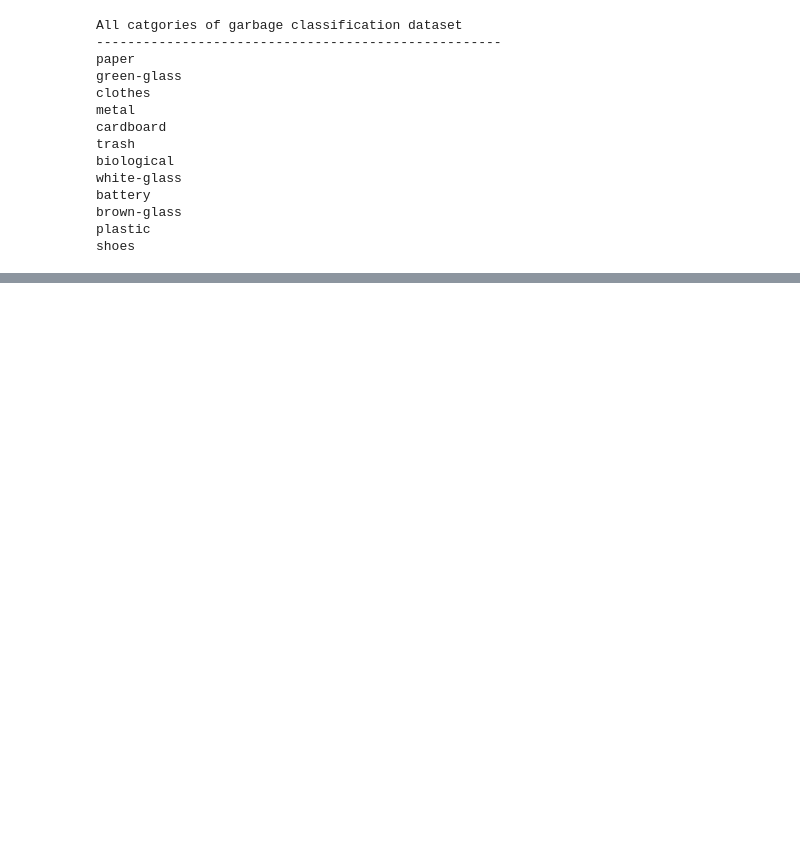
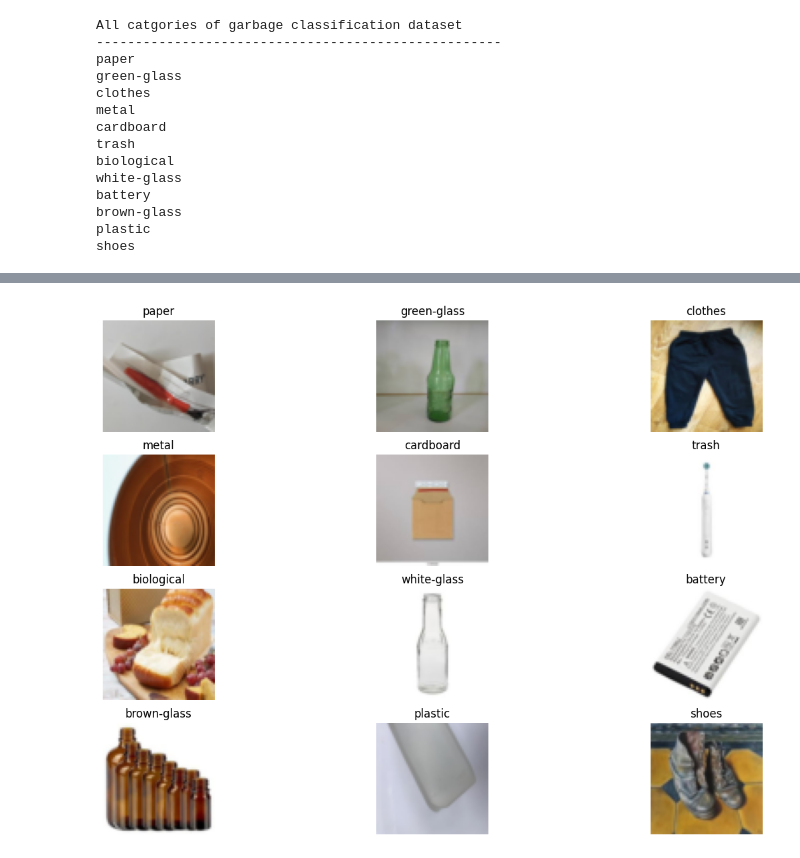
Before and after one commit to kazgar/at-at, a Jupyter notebook: model.ipynb, the cells around one changed output, grey strips where cells are left out. Drawn from its saved outputs; the diff is of its cells as text; code cells hidden in the pictures; blank space fills up the shorter version.

```diff
--- a/model.ipynb
+++ b/model.ipynb
@@ -56,0 +67,3 @@ AttributeError: module 'io' has no attribute 'imread'
+# %%
+for img in images:
+    print(img.size)
@@ -56,0 +83,20 @@ AttributeError: module 'io' has no attribute 'imread'
+# %%
+simple_transform = transforms.Compose([
+    transforms.Resize((64, 64)),
+    transforms.ToTensor(),
+])
+# %%
+def plot_transformed_images(images, transform):
+    fig, ax = plt.subplots(4, 3, figsize=(15, 10), sharex=False, sharey=False)
+    transformed_images = [transform(img) for img in images]
+
+    for ax, img, title in zip(fig.axes, transformed_images, data_dict.keys()):
+        ax.set_title(title)
+        ax.imshow(img.permute(1, 2, 0))
+        ax.axis('off')
+
+    plt.show()
+
+plot_transformed_images(images, simple_transform)
+# %% [output]
+[figure, added]
```
Also changed, not shown: parts of 7 cells of this notebook, 3 other files.
